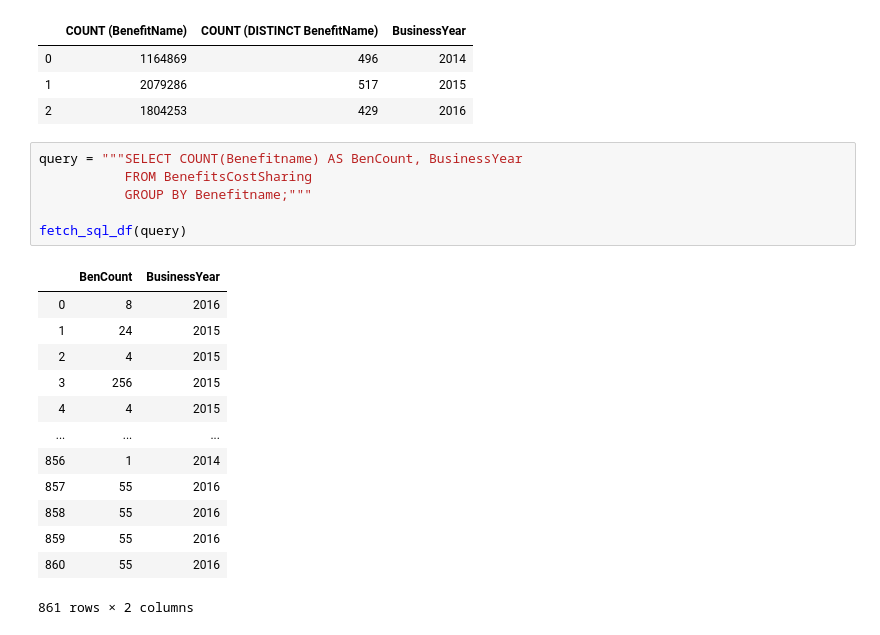
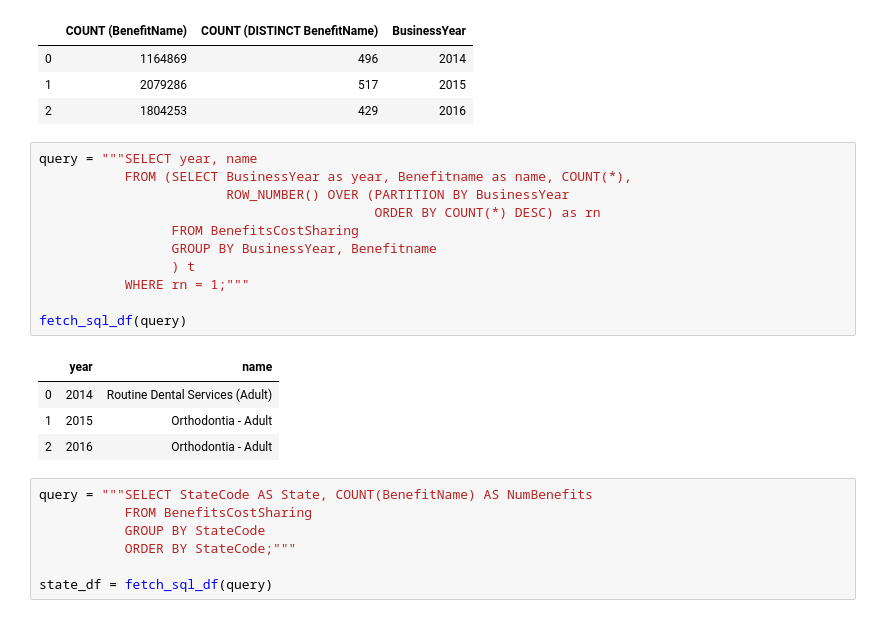
Before and after one commit to willjdew/Health_Insurance_Marketplace, a Jupyter notebook: notebooks/Health_Insurance.ipynb, the cells around one changed output. Saved outputs shown, nothing was run; the diff lists cells and outputs as text.

```diff
--- a/notebooks/Health_Insurance.ipynb
+++ b/notebooks/Health_Insurance.ipynb
@@ -144,23 +165,26 @@ fetch_sql_df(query)
 | 0 | 1164869 | 496 | 2014 |
 | 1 | 2079286 | 517 | 2015 |
 | 2 | 1804253 | 429 | 2016 |
+# %%
+query = """SELECT year, name
+           FROM (SELECT BusinessYear as year, Benefitname as name, COUNT(*),
+                        ROW_NUMBER() OVER (PARTITION BY BusinessYear
+                                           ORDER BY COUNT(*) DESC) as rn
+                 FROM BenefitsCostSharing
+                 GROUP BY BusinessYear, Benefitname
+                 ) t
+           WHERE rn = 1;"""
+
+fetch_sql_df(query)
+# %% [output]
+|  | year | name |
+| 0 | 2014 | Routine Dental Services (Adult) |
+| 1 | 2015 | Orthodontia - Adult |
+| 2 | 2016 | Orthodontia - Adult |
 # %%
-query = """SELECT COUNT(Benefitname) AS BenCount, BusinessYear
+query = """SELECT StateCode AS State, COUNT(BenefitName) AS NumBenefits
            FROM BenefitsCostSharing
-           GROUP BY Benefitname;"""
+           GROUP BY StateCode
+           ORDER BY StateCode;"""
 
-fetch_sql_df(query)
+state_df = fetch_sql_df(query)
-# %% [output]
-|  | BenCount | BusinessYear |
-| 0 | 8 | 2016 |
-| 1 | 24 | 2015 |
-| 2 | 4 | 2015 |
-| 3 | 256 | 2015 |
-| 4 | 4 | 2015 |
-| ... | ... | ... |
-| 856 | 1 | 2014 |
-| 857 | 55 | 2016 |
-| 858 | 55 | 2016 |
-| 859 | 55 | 2016 |
-| 860 | 55 | 2016 |
-861 rows × 2 columns
```
Also changed, not shown: parts of 8 cells of this notebook.
